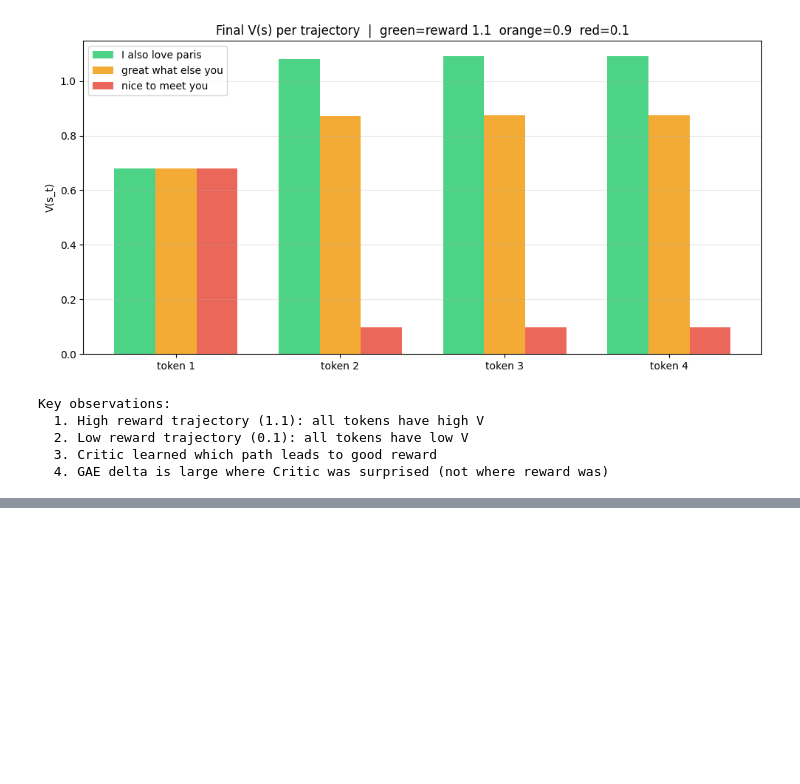
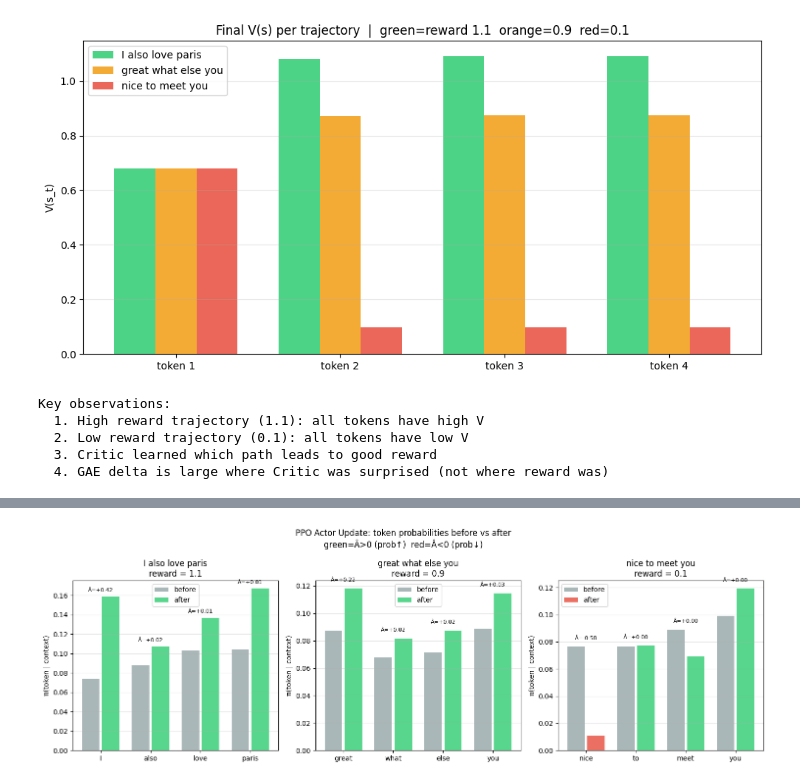
Before and after one commit to glory00789/learn-peft, a Jupyter notebook: critic_training.ipynb, the cells around one changed output, grey strips where cells are left out. Cells and saved outputs as stored; diff of their text form; code cells hidden in the pictures; blank space fills up the shorter version.

Commit message:
Add Actor model section to PPO Critic training notebook
Co-Authored-By: Claude Sonnet 4.6 <noreply@anthropic.com>

```diff
--- a/critic_training.ipynb
+++ b/critic_training.ipynb
@@ -407,0 +661,79 @@ Key observations:
+# %%
+import matplotlib.pyplot as plt
+import numpy as np
+
+# 重新初始化一个 Actor，跑完整对比
+actor_fresh = Actor(VOCAB_SIZE)
+optimizer   = optim.Adam(actor_fresh.parameters(), lr=1e-2)
+
+# 记录更新前的概率
+pi_before = {}
+for i, traj in enumerate(trajectories):
+    for t, token in enumerate(traj["tokens"]):
+        with torch.no_grad():
+            pi_before[(i, t)] = actor_fresh.get_prob(traj["states"][t], vocab[token]).item()
+
+# 记录 π_old（和 before 一样，这里是第一轮）
+pi_old = dict(pi_before)
+
+# 跑 10 epochs PPO
+for epoch in range(10):
+    for i, traj in enumerate(trajectories):
+        for t, token in enumerate(traj["tokens"]):
+            prob_new  = actor_fresh.get_prob(traj["states"][t], vocab[token])
+            r_t       = prob_new / (pi_old[(i, t)] + 1e-8)
+            adv_t     = torch.tensor(advantages_list[i][t], dtype=torch.float32)
+            loss      = -torch.min(r_t * adv_t, torch.clamp(r_t, 0.8, 1.2) * adv_t)
+            optimizer.zero_grad()
+            loss.backward()
+            optimizer.step()
+
+# 记录更新后的概率
+pi_after = {}
+for i, traj in enumerate(trajectories):
+    for t, token in enumerate(traj["tokens"]):
+        with torch.no_grad():
+            pi_after[(i, t)] = actor_fresh.get_prob(traj["states"][t], vocab[token]).item()
+
+# ── 画图 ──
+fig, axes = plt.subplots(1, 3, figsize=(15, 5))
+colors_before = "#95a5a6"
+colors_after  = ["#2ecc71", "#2ecc71", "#2ecc71",
+                 "#f39c12", "#f39c12", "#f39c12", "#f39c12",
+                 "#e74c3c", "#e74c3c", "#e74c3c", "#e74c3c"]
+
+for i, (traj, ax) in enumerate(zip(trajectories, axes)):
+    tokens = traj["tokens"]
+    x      = np.arange(len(tokens))
+    before = [pi_before[(i, t)] for t in range(len(tokens))]
+    after  = [pi_after[(i, t)]  for t in range(len(tokens))]
+    advs   = advantages_list[i]
+
+    ax.bar(x - 0.2, before, 0.35, label="before", color=colors_before, alpha=0.8)
+    ax.bar(x + 0.2, after,  0.35, label="after",
+           color=["#2ecc71" if a > 0 else "#e74c3c" for a in advs], alpha=0.8)
+
+    ax.set_xticks(x)
+    ax.set_xticklabels(tokens)
+    ax.set_ylabel("π(token | context)")
+    reward = traj["rewards"][-1]
+    ax.set_title(f"{traj['name']}\nreward = {reward}")
+    ax.legend()
+    ax.grid(axis="y", alpha=0.3)
+
+    # 标注 advantage
+    for t in range(len(tokens)):
+        ax.annotate(f"Â={advs[t]:+.2f}", xy=(t, max(before[t], after[t]) + 0.005),
+                    ha="center", fontsize=8)
+
+plt.suptitle("PPO Actor Update: token probabilities before vs after\ngreen=Â>0 (prob↑)  red=Â<0 (prob↓)",
+             fontsize=12)
+plt.tight_layout()
+plt.show()
+
+print("\nKey observations:")
+print("  Â > 0: token prob increased  (model learns to prefer this token)")
+print("  Â < 0: token prob decreased  (model learns to avoid this token)")
+print("  clip prevents any prob from changing too drastically in one update")
+# %% [output]
+[figure, added]
```
Also changed, not shown: parts of 10 cells of this notebook.
